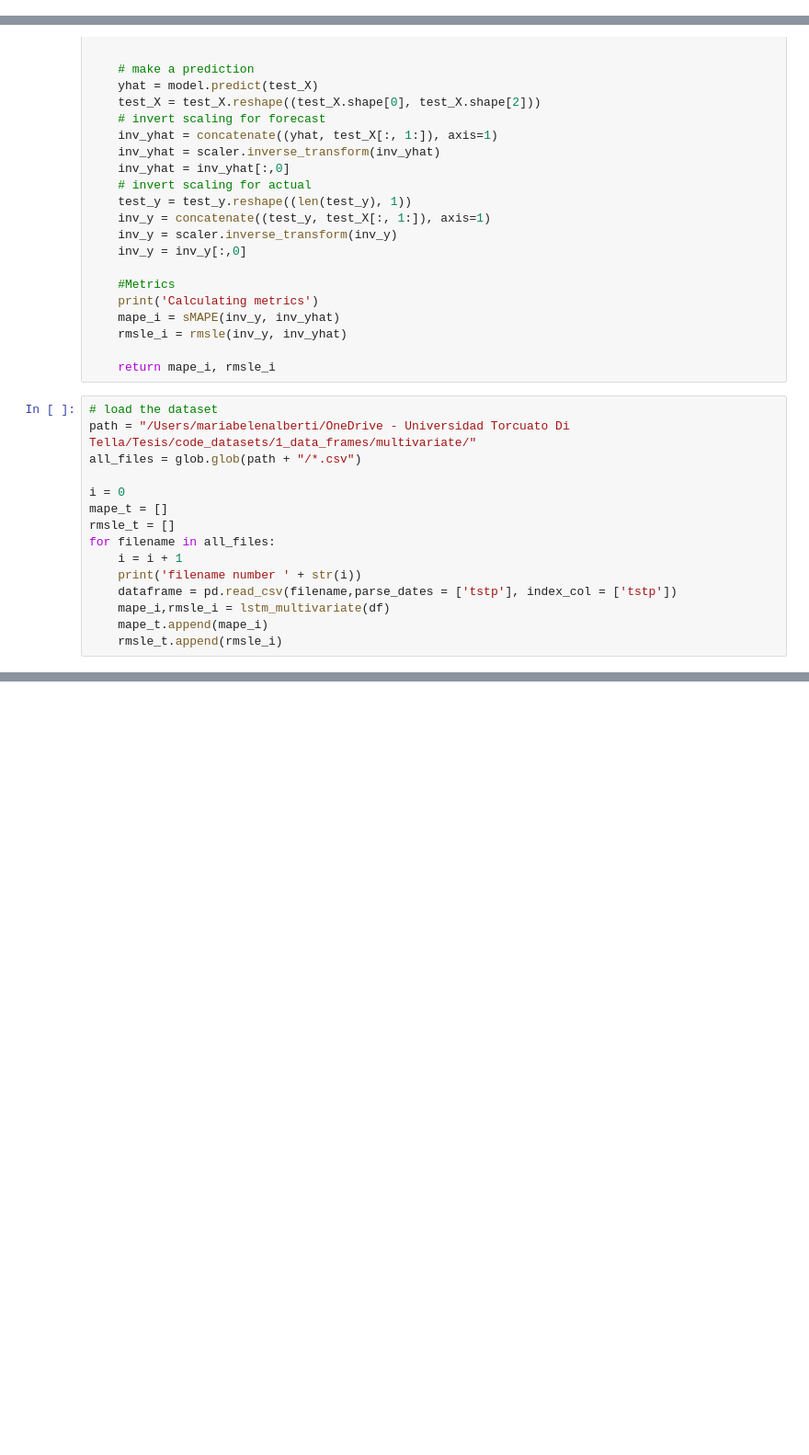
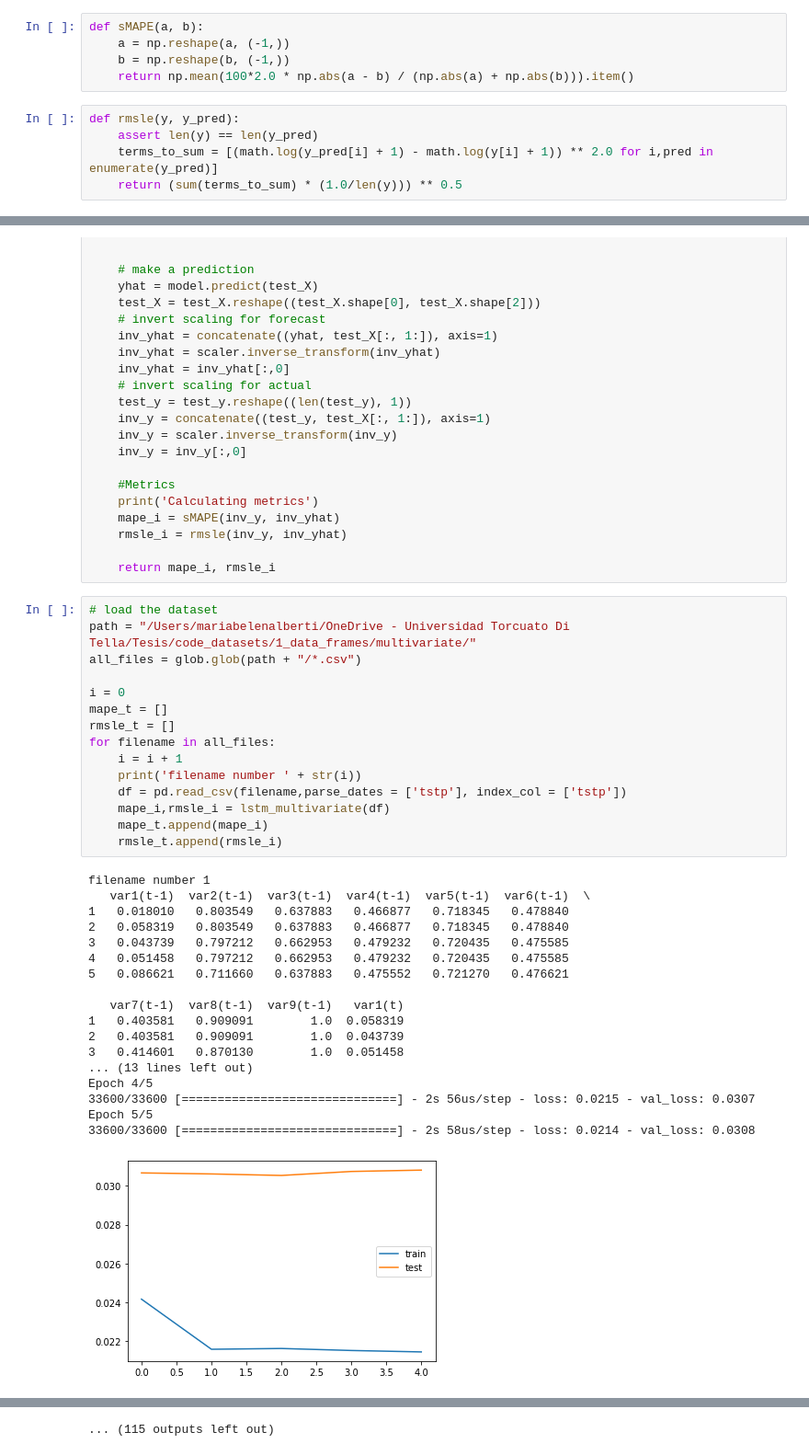
Before and after one commit to belenalberti/Smart_Meters_Demand_Forecasting, a Jupyter notebook: code_datasets/4_lstm/lstm multivariate LOOP.ipynb, the cells around one changed output, grey strips where cells are left out. Shown at 92% size. Drawn from its saved outputs; the diff is of its cells as text; blank space fills up the shorter version.

```diff
--- a/code_datasets/4_lstm/lstm multivariate LOOP.ipynb
+++ b/code_datasets/4_lstm/lstm multivariate LOOP.ipynb
@@ -23,3 +21,13 @@ Using TensorFlow backend.
+# %%
+def sMAPE(a, b):
+    a = np.reshape(a, (-1,))
+    b = np.reshape(b, (-1,))
+    return np.mean(100*2.0 * np.abs(a - b) / (np.abs(a) + np.abs(b))).item()
+# %%
+def rmsle(y, y_pred):
+    assert len(y) == len(y_pred)
+    terms_to_sum = [(math.log(y_pred[i] + 1) - math.log(y[i] + 1)) ** 2.0 for i,pred in enumerate(y_pred)]
+    return (sum(terms_to_sum) * (1.0/len(y))) ** 0.5
 # %%
 def series_to_supervised(data, n_in=1, n_out=1, dropnan=True):
     n_vars = 1 if type(data) is list else data.shape[1]
@@ -119,15 +127,34 @@ def lstm_multivariate(filename):
 # %%
 # load the dataset
 path = "/Users/mariabelenalberti/OneDrive - Universidad Torcuato Di Tella/Tesis/code_datasets/1_data_frames/multivariate/"
 all_files = glob.glob(path + "/*.csv")
 
 i = 0
 mape_t = []
 rmsle_t = []
 for filename in all_files:
     i = i + 1
     print('filename number ' + str(i))
-    dataframe = pd.read_csv(filename,parse_dates = ['tstp'], index_col = ['tstp'])
+    df = pd.read_csv(filename,parse_dates = ['tstp'], index_col = ['tstp'])
     mape_i,rmsle_i = lstm_multivariate(df)
     mape_t.append(mape_i)
     rmsle_t.append(rmsle_i)
+# %% [output]
+filename number 1
+   var1(t-1)  var2(t-1)  var3(t-1)  var4(t-1)  var5(t-1)  var6(t-1)  \
+1   0.018010   0.803549   0.637883   0.466877   0.718345   0.478840
+2   0.058319   0.803549   0.637883   0.466877   0.718345   0.478840
+3   0.043739   0.797212   0.662953   0.479232   0.720435   0.475585
+4   0.051458   0.797212   0.662953   0.479232   0.720435   0.475585
+5   0.086621   0.711660   0.637883   0.475552   0.721270   0.476621
+
+   var7(t-1)  var8(t-1)  var9(t-1)   var1(t)
+1   0.403581   0.909091        1.0  0.058319
+2   0.403581   0.909091        1.0  0.043739
+3   0.414601   0.870130        1.0  0.051458
+... (13 lines left out)
+Epoch 4/5
+33600/33600 [==============================] - 2s 56us/step - loss: 0.0215 - val_loss: 0.0307
+Epoch 5/5
+33600/33600 [==============================] - 2s 58us/step - loss: 0.0214 - val_loss: 0.0308
+[figure, added]
@@ -133,0 +251 @@ for filename in all_files:
+... (115 outputs left out)
```
Also changed, not shown: parts of 7 cells of this notebook, 1 other file.
